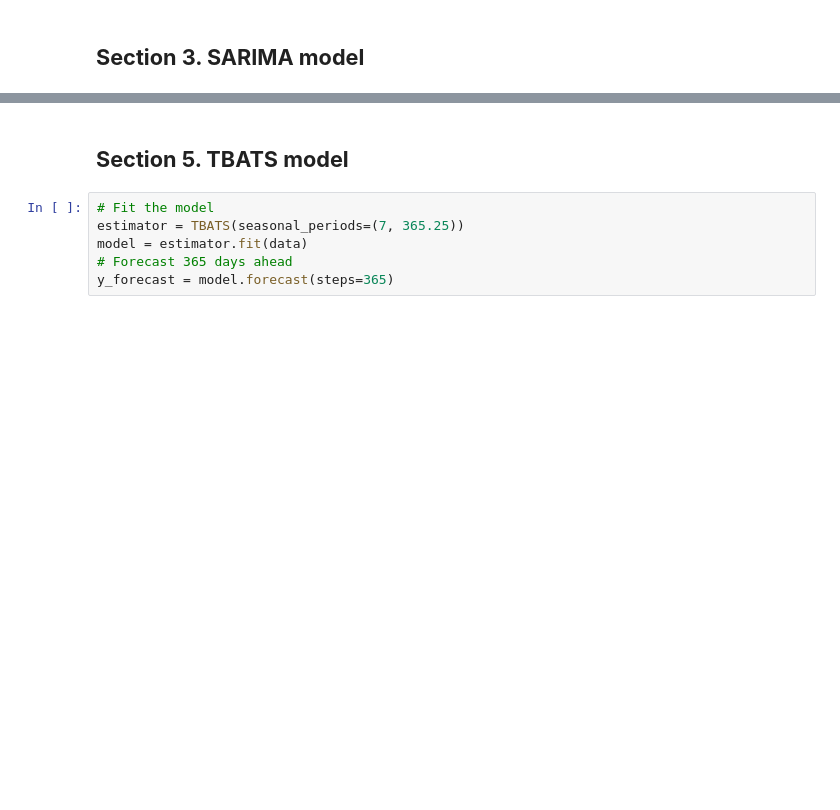
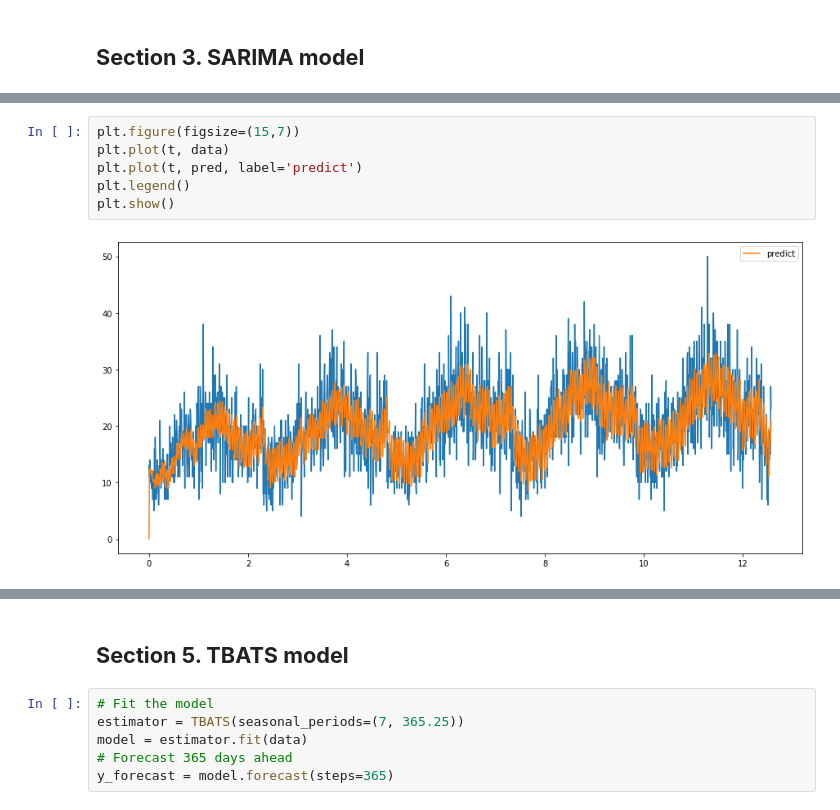
Before and after one commit to sangttruong/hybcast, a Jupyter notebook: main.ipynb, the cells around one changed output, grey strips where cells are left out. Saved outputs shown, nothing was run; the diff lists cells and outputs as text; blank space fills up the shorter version.

```diff
--- a/main.ipynb
+++ b/main.ipynb
@@ -214,0 +170,8 @@ arima_exog_model.summary()
+# %%
+plt.figure(figsize=(15,7))
+plt.plot(t, data)
+plt.plot(t, pred, label='predict')
+plt.legend()
+plt.show()
+# %% [output]
+[figure, added]
```
Also changed, not shown: parts of 51 cells of this notebook.
